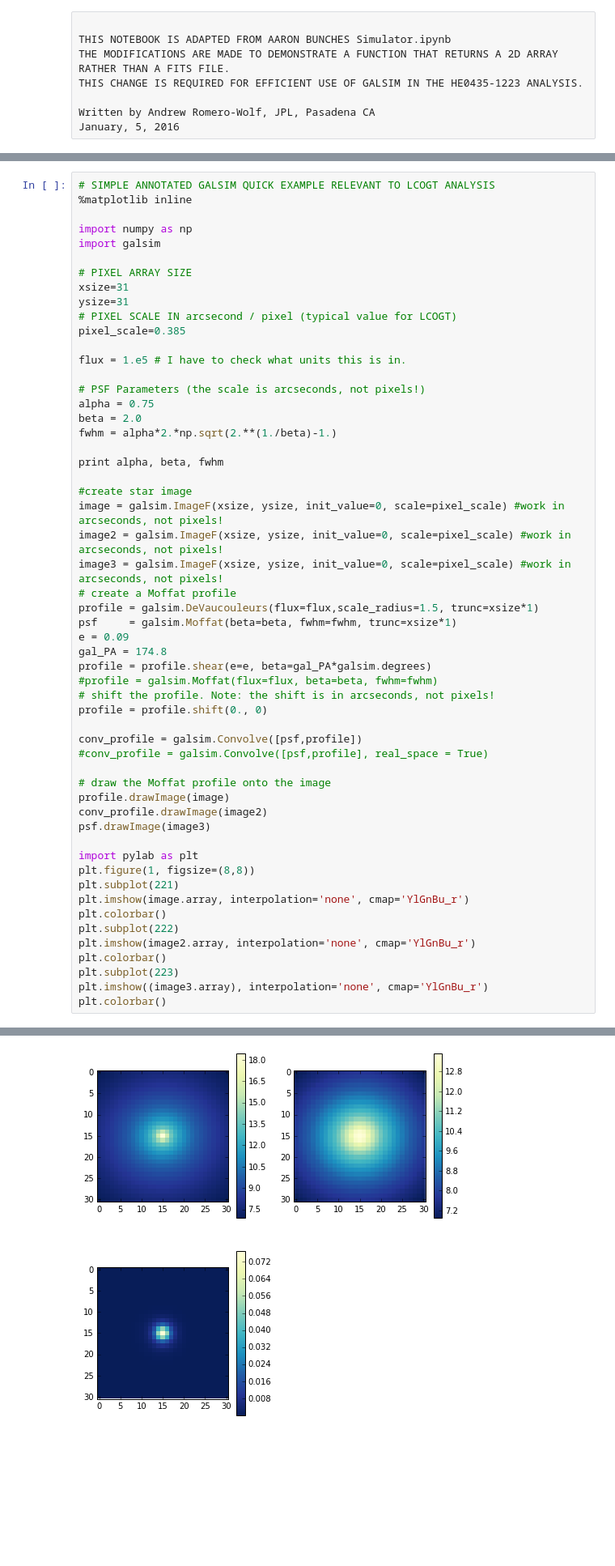
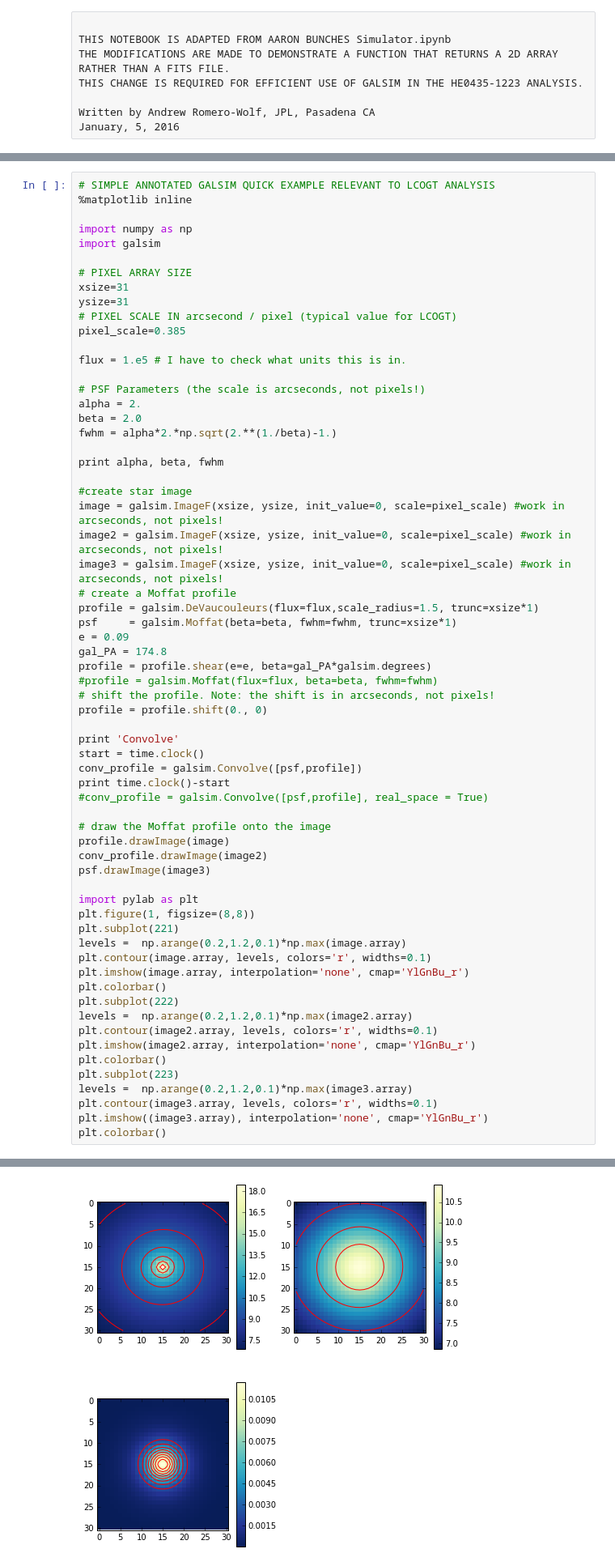
Before and after one commit to lmoustakas/lcolens, a Jupyter notebook: python/arw/Galsim_Demo.ipynb, the cells around one changed output, grey strips where cells are left out. Shown at 81% size. Cells and saved outputs as stored; diff of their text form; blank space fills up the shorter version.

```diff
--- a/python/arw/Galsim_Demo.ipynb
+++ b/python/arw/Galsim_Demo.ipynb
@@ -63,7 +96,7 @@ pixel_scale=0.385
 flux = 1.e5 # I have to check what units this is in.
 
 # PSF Parameters (the scale is arcseconds, not pixels!)
-alpha = 0.75
+alpha = 2.
 beta = 2.0
 fwhm = alpha*2.*np.sqrt(2.**(1./beta)-1.)
 
@@ -83,7 +116,10 @@ profile = profile.shear(e=e, beta=gal_PA*galsim.degrees)
 # shift the profile. Note: the shift is in arcseconds, not pixels!
 profile = profile.shift(0., 0)
 
+print 'Convolve'
+start = time.clock()
 conv_profile = galsim.Convolve([psf,profile])
+print time.clock()-start
 #conv_profile = galsim.Convolve([psf,profile], real_space = True)
 
 # draw the Moffat profile onto the image
@@ -94,12 +130,18 @@ psf.drawImage(image3)
 import pylab as plt
 plt.figure(1, figsize=(8,8))
 plt.subplot(221)
+levels =  np.arange(0.2,1.2,0.1)*np.max(image.array)
+plt.contour(image.array, levels, colors='r', widths=0.1)
 plt.imshow(image.array, interpolation='none', cmap='YlGnBu_r')
 plt.colorbar()
 plt.subplot(222)
+levels =  np.arange(0.2,1.2,0.1)*np.max(image2.array)
+plt.contour(image2.array, levels, colors='r', widths=0.1)
 plt.imshow(image2.array, interpolation='none', cmap='YlGnBu_r')
 plt.colorbar()
 plt.subplot(223)
+levels =  np.arange(0.2,1.2,0.1)*np.max(image3.array)
+plt.contour(image3.array, levels, colors='r', widths=0.1)
 plt.imshow((image3.array), interpolation='none', cmap='YlGnBu_r')
 plt.colorbar()
 # %% [output]
@@ -107,5 +151,5 @@ plt.colorbar()
 <matplotlib.colorbar.Colorbar at 0x...>
-[figure, old version]
+[figure, new version]
 # %%
 # SIMPLE ANNOTATED GALSIM QUICK EXAMPLE RELEVANT TO LCOGT ANALYSIS
 %matplotlib inline
```
Also changed, not shown: parts of 2 cells of this notebook.
